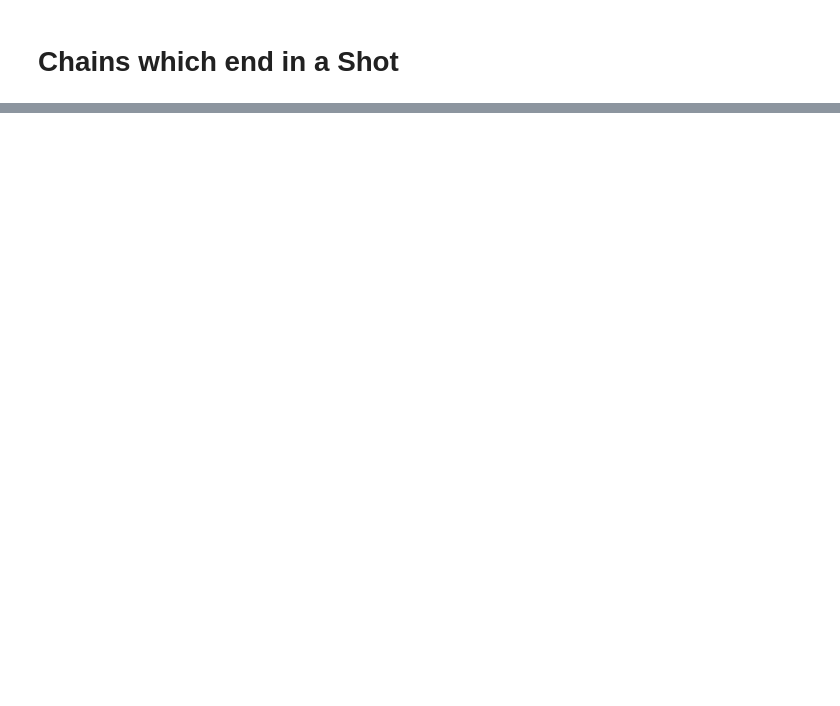
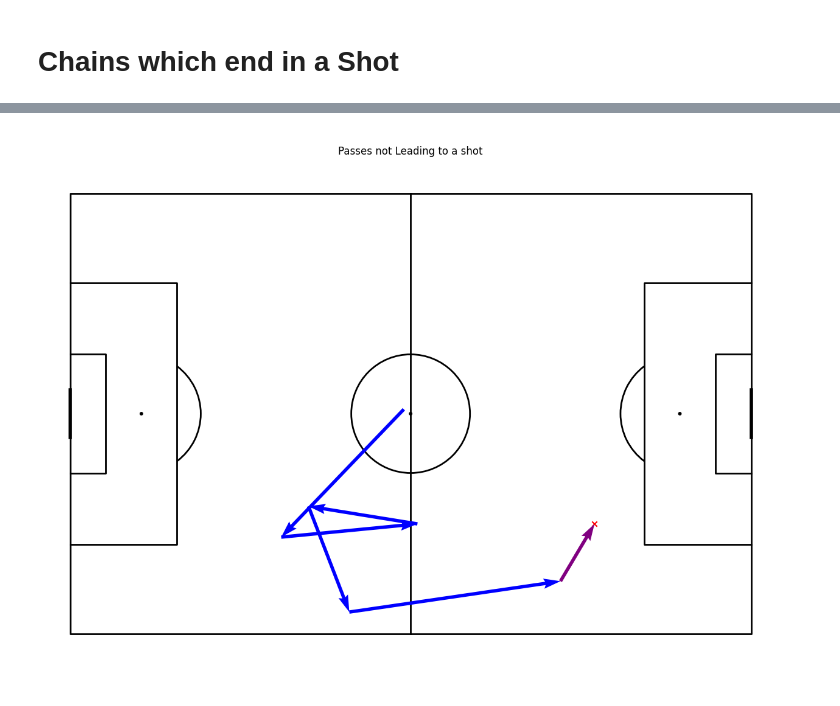
Before and after one commit to jimmybunter01/Soccermatics, a Jupyter notebook: Notebooks/4_Valuing_Actions/possesion_chains.ipynb, the cells around one changed output, grey strips where cells are left out. Saved outputs shown, nothing was run; the diff lists cells and outputs as text; code cells hidden in the pictures; blank space fills up the shorter version.

```diff
--- a/Notebooks/4_Valuing_Actions/possesion_chains.ipynb
+++ b/Notebooks/4_Valuing_Actions/possesion_chains.ipynb
@@ -224,0 +325,17 @@ xG_df[xG_df["possesion_chain"].isin([3,4])][["eventName", "possesion_chain", "xG
+# %%
+chain = dodgy_events_removed_df.loc[dodgy_events_removed_df["possesion_chain"] == 0]
+
+passes = chain.loc[chain["eventName"].isin(["Pass", "Free Kick"])].iloc[:-1]
+not_passes = chain.loc[(chain["eventName"] != "Pass") & (chain["eventName"] != "Free Kick")].iloc[:-1]
+bad_pass = chain.iloc[-1]
+# %%
+pitch = Pitch(line_color='black',pitch_type='custom', pitch_length=105, pitch_width=68, line_zorder = 2)
+fig, ax = pitch.grid(grid_height=0.9, title_height=0.06, axis=False, endnote_height=0.04, title_space=0, endnote_space=0)
+
+pitch.arrows(passes.x0, passes.y0, passes.x1, passes.y1, color="blue", ax=ax["pitch"], zorder=3)
+pitch.arrows(bad_pass.x0, bad_pass.y0, bad_pass.x1, bad_pass.y1, color="purple", ax=ax["pitch"], zorder=3)
+pitch.scatter(bad_pass.x1, bad_pass.y1, marker="x", color="red", ax=ax["pitch"])
+plt.suptitle("Passes not Leading to a shot")
+plt.show()
+# %% [output]
+[figure, added]
```
Also changed, not shown: parts of 13 cells of this notebook.
